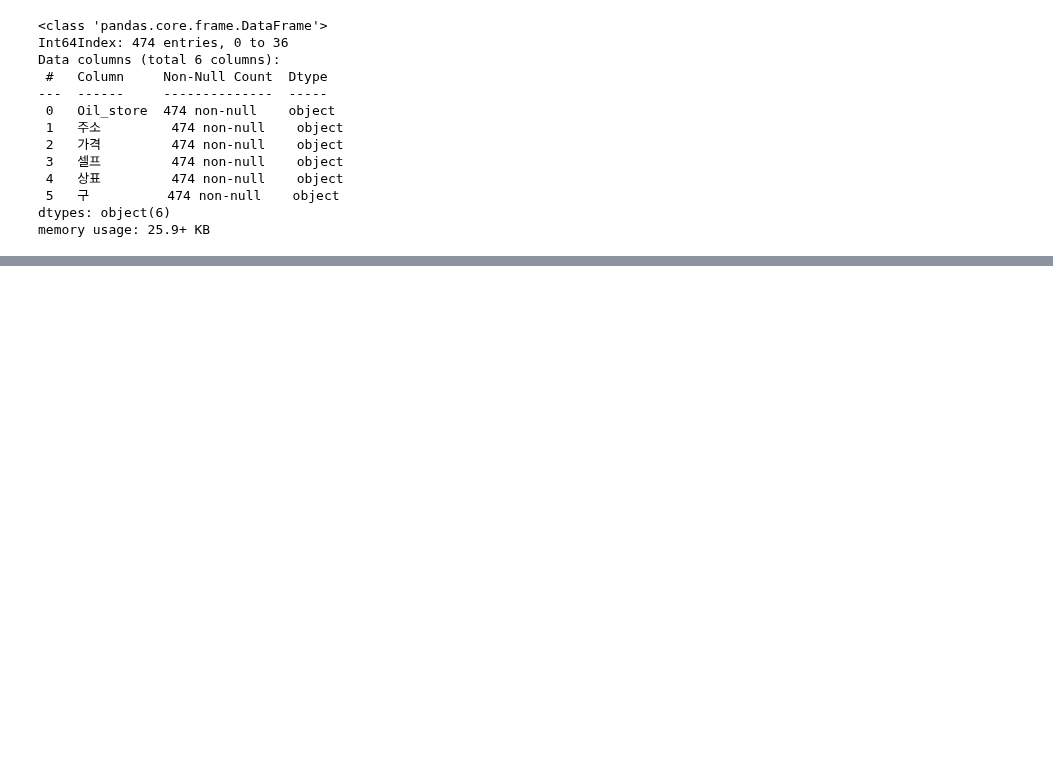
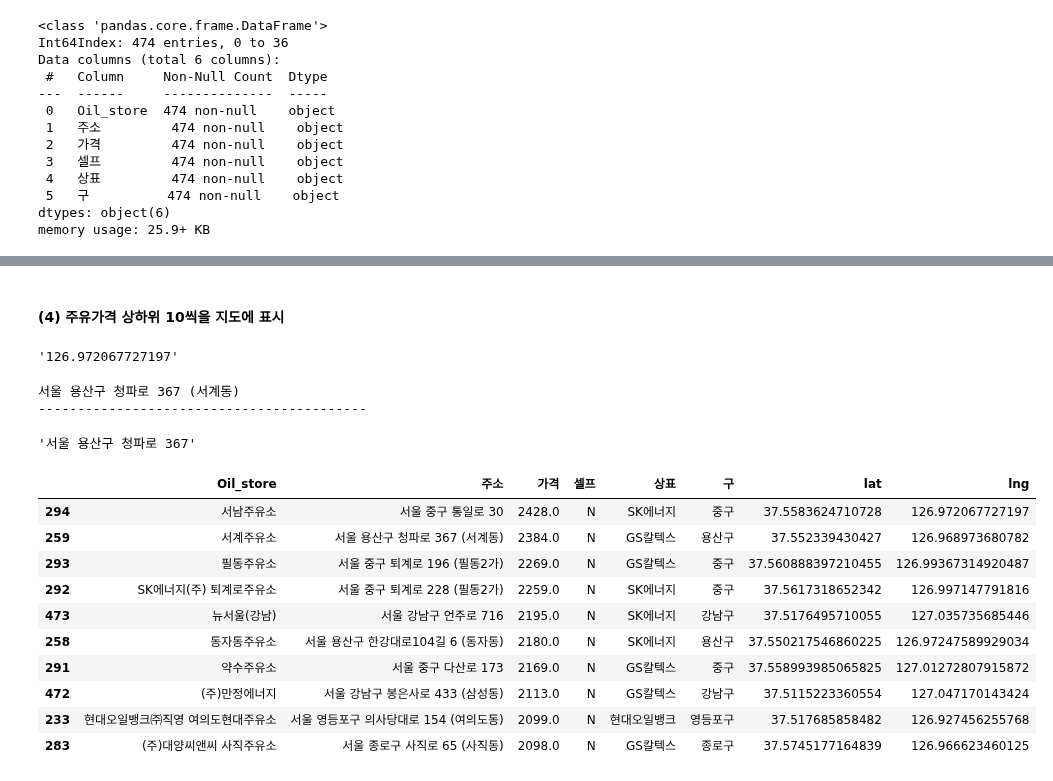
Before and after one commit to NikeLee/pythonwork, a Jupyter notebook: analysis/9_분석예제4.ipynb, the cells around one changed output, grey strips where cells are left out. Drawn from its saved outputs; the diff is of its cells as text; code cells hidden in the pictures; blank space fills up the shorter version.

```diff
--- a/analysis/9_분석예제4.ipynb
+++ b/analysis/9_분석예제4.ipynb
@@ -348,0 +432,57 @@ stations
+# %% [markdown]
+#### (4) 주유가격 상하위 10씩을 지도에 표시
+# %%
+oil_price_top10 = stations.sort_values(by="가격", ascending=False).head(10)
+oil_price_bottom10 = stations.sort_values(by="가격", ascending=True).head(10)
+# %%
+##### 샘플 코드
+
+import requests
+
+header = {"Authorization" : "KakaoAK 2fc60a429733da6fb3c988d4924ec63b"}
+url = 'https://dapi.kakao.com/v2/local/search/keyword.json?query={}'.format("서울 중구 통일로 30")
+
+# requests.get(url, headers=header).json()["documents"][0]["x"]
+# %% [output]
+'126.972067727197'
+# %%
+#print(oil_price_top10["주소"])
+
+print(oil_price_top10["주소"][259])
+
+print("------------------------------------------")
+
+oil_price_top10["주소"][259].split(" (")[0]
+# %% [output]
+서울 용산구 청파로 367 (서계동)
+------------------------------------------
+'서울 용산구 청파로 367'
+# %%
+##### 상위 10개에 위도, 경도 추가
+
+lat = []
+lng = []
+
+for n in oil_price_top10.index:
+    tmp_addr = oil_price_top10["주소"][n].split(" (")[0]
+    url = "https://dapi.kakao.com/v2/local/search/keyword.json?query={}".format(tmp_addr)
+
+    lat.append(requests.get(url, headers=header).json()["documents"][0]["y"])
+    lng.append(requests.get(url, headers=header).json()["documents"][0]["x"])
+# %%
+oil_price_top10["lat"] = lat
+oil_price_top10["lng"] = lng
+
+oil_price_top10
+# %% [output]
+|  | Oil_store | 주소 | 가격 | 셀프 | 상표 | 구 | lat | lng |
+| 294 | 서남주유소 | 서울 중구 통일로 30 | 2428.0 | N | SK에너지 | 중구 | 37.5583624710728 | 126.972067727197 |
+| 259 | 서계주유소 | 서울 용산구 청파로 367 (서계동) | 2384.0 | N | GS칼텍스 | 용산구 | 37.552339430427 | 126.968973680782 |
+| 293 | 필동주유소 | 서울 중구 퇴계로 196 (필동2가) | 2269.0 | N | GS칼텍스 | 중구 | 37.560888397210455 | 126.99367314920487 |
+| 292 | SK에너지(주) 퇴계로주유소 | 서울 중구 퇴계로 228 (필동2가) | 2259.0 | N | SK에너지 | 중구 | 37.5617318652342 | 126.997147791816 |
+| 473 | 뉴서울(강남) | 서울 강남구 언주로 716 | 2195.0 | N | SK에너지 | 강남구 | 37.5176495710055 | 127.035735685446 |
+| 258 | 동자동주유소 | 서울 용산구 한강대로104길 6 (동자동) | 2180.0 | N | SK에너지 | 용산구 | 37.550217546860225 | 126.97247589929034 |
+| 291 | 약수주유소 | 서울 중구 다산로 173 | 2169.0 | N | GS칼텍스 | 중구 | 37.558993985065825 | 127.01272807915872 |
+| 472 | (주)만정에너지 | 서울 강남구 봉은사로 433 (삼성동) | 2113.0 | N | GS칼텍스 | 강남구 | 37.5115223360554 | 127.047170143424 |
+| 233 | 현대오일뱅크㈜직영 여의도현대주유소 | 서울 영등포구 의사당대로 154 (여의도동) | 2099.0 | N | 현대오일뱅크 | 영등포구 | 37.517685858482 | 126.927456255768 |
+| 283 | (주)대양씨앤씨 사직주유소 | 서울 종로구 사직로 65 (사직동) | 2098.0 | N | GS칼텍스 | 종로구 | 37.5745177164839 | 126.966623460125 |
```
Also changed, not shown: parts of 36 cells of this notebook.
